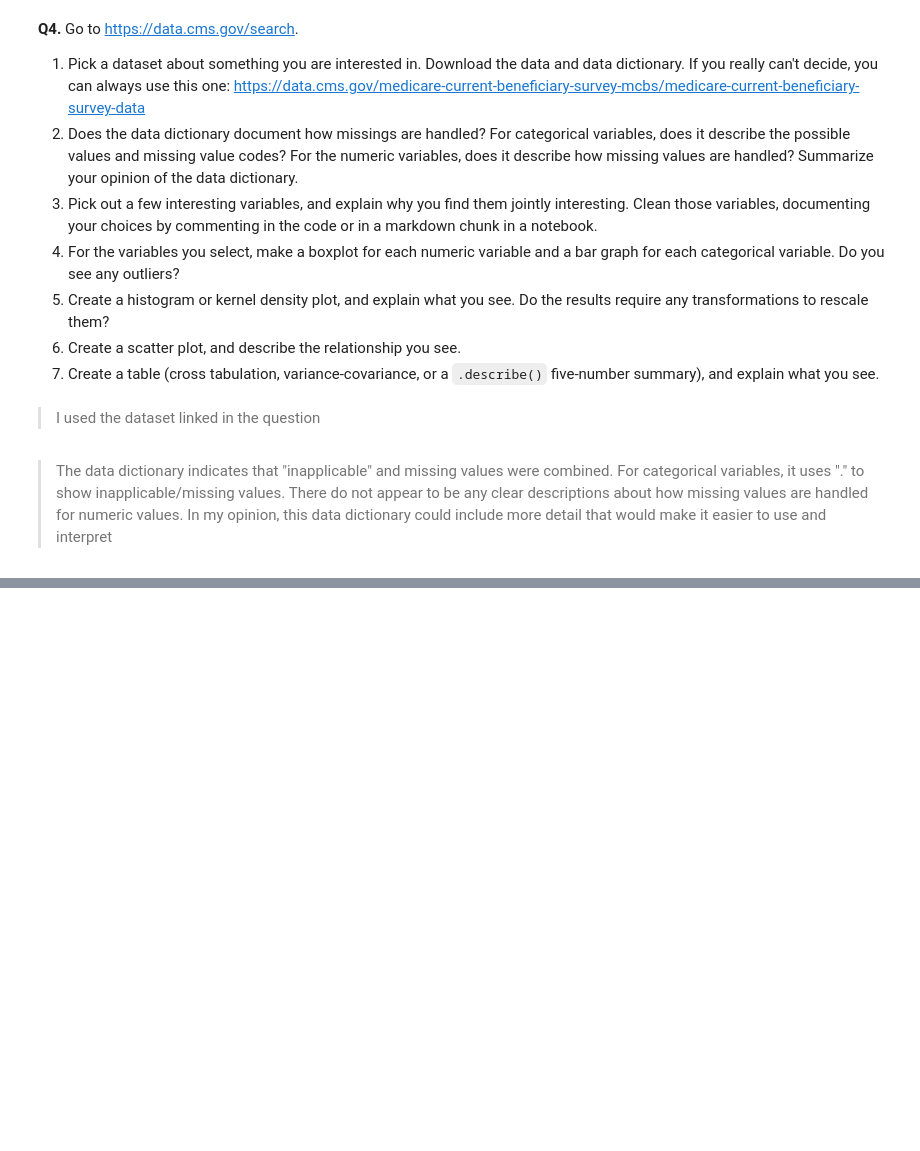
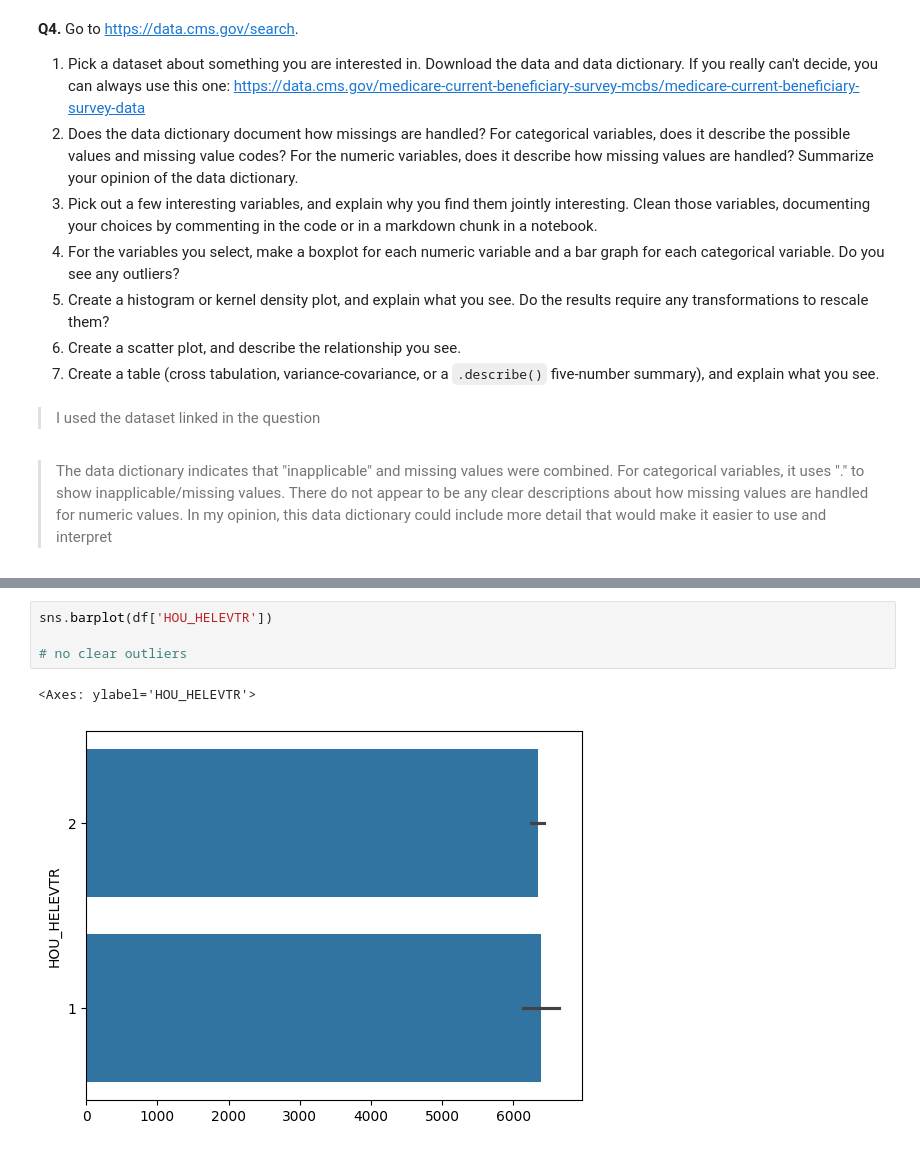
Before and after one commit to gkbrasselle/visualization, a Jupyter notebook: assignment/assignment.ipynb, the cells around one changed output, grey strips where cells are left out. Saved outputs shown, nothing was run; the diff lists cells and outputs as text; blank space fills up the shorter version.

```diff
--- a/assignment/assignment.ipynb
+++ b/assignment/assignment.ipynb
@@ -264,0 +354,7 @@ df = pd.read_csv()
+# %%
+sns.barplot(df['HOU_HELEVTR'])
+
+# no clear outliers
+# %% [output]
+<Axes: ylabel='HOU_HELEVTR'>
+[figure, added]
```
Also changed, not shown: parts of 9 cells of this notebook.
